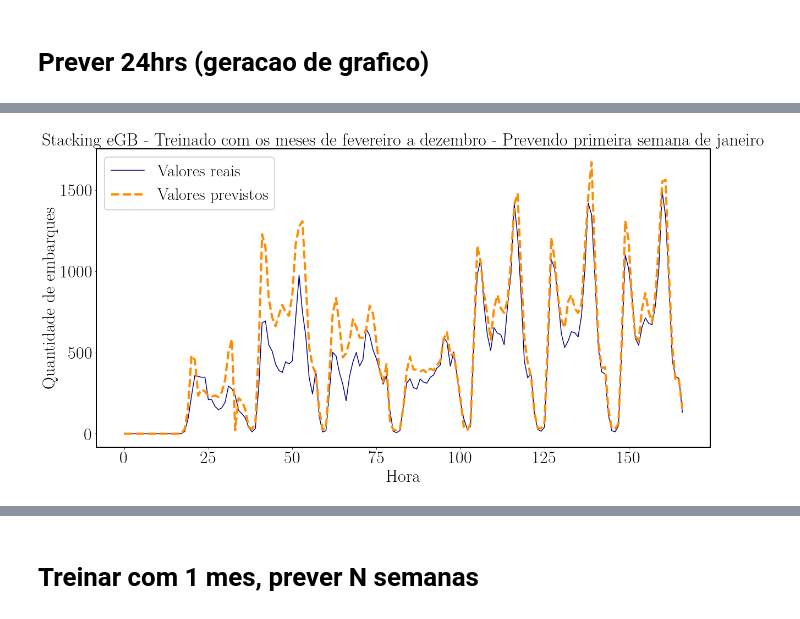
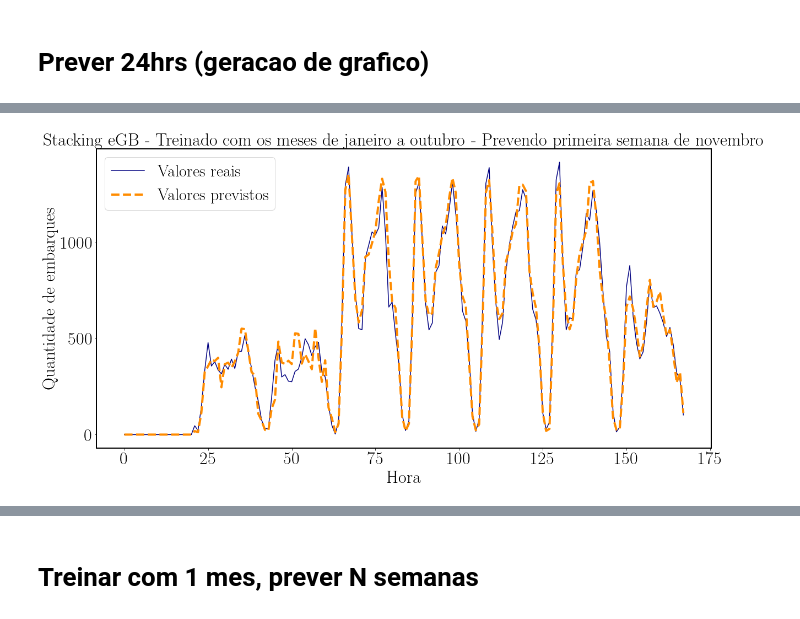
Before and after one commit to medeirosvictor/ds-mobilidade-urbana-fortaleza, a Jupyter notebook: 2015/Modelo-PorLinha-2015.ipynb, the cells around one changed output, grey strips where cells are left out. Saved outputs shown, nothing was run; the diff lists cells and outputs as text; code cells hidden in the pictures.

```diff
--- a/2015/Modelo-PorLinha-2015.ipynb
+++ b/2015/Modelo-PorLinha-2015.ipynb
@@ -435,3 +411,10 @@ performance_total = pd.concat([df2, performance_total])
 # extreme Gradient Boosting
 # %%
 xgb_r = xg.XGBRegressor(n_estimators = 100, seed = 42, eval_metric='mae', booster='gbtree')
+xgb_r.fit(X_train, Y_train)
+performance = get_performance(xgb_r)
+
+df2 = pd.DataFrame([performance], columns=['R2','RMSE','MAE', 'MAPE'],
+    index=['extremeGradientBoosting'])
+
+performance_total = pd.concat([df2, performance_total])
@@ -579,3 +471,16 @@ def get_performance(model):
 #                             bootstrap=True, # Samples are drawn with replacement
 #                             n_jobs= n_jobs,
 #                             random_state=random_state).fit(X_train, Y_train)
+# %%
+# 45 *
+# 3 *
+# 42 *
+# 51 *
+# 52 *
+# 24 *
+# 76 *
+# 26 *
+# 44
+busline_filter = 45
+line_data_model = data_model.loc[data_model['linha'] == busline_filter].copy()
+line_data_model
@@ -599,7 +518,7 @@ def get_performance(model):
 xgb_r = xg.XGBRegressor(n_estimators = 100, eval_metric='mae', booster='gbtree')
 df_perf = pd.DataFrame()
 for i in range(0, 11):
-    meses_de_treino = [1,2,3]
+    meses_de_treino = [1,2,3,4,5,6,7,8,9,10]
     mes_de_previsao = 11
 
     line_mes_data_model = line_data_model[line_data_model.mes.isin(meses_de_treino)].copy()
@@ -610,18 +529,19 @@ for i in range(0, 11):
 
     estimators = [
         ('decision_tree', dtm),
-        ('linear_regression',LinearRegressionModel),
-        # ('e_gradient_boosting', xgb_r),
+        ('linear_regression', LinearRegressionModel),
+        ('e_gradient_boosting', xgb_r),
+        # ('rf', RandomForestModel)
     ]
 
     stack = StackingRegressor(estimators=estimators, final_estimator=RandomForestModel, cv= 7, passthrough = True)
 
-    model = dtm
+    model = stack
 
     line_mes_data_model_predict = line_data_model[line_data_model.mes == mes_de_previsao].copy()
     # .loc[line_mes_data_model_predict.d_mes < 6]
-    df_prev = line_mes_data_model_predict[line_mes_data_model_predict.d_mes == 10].filter(feature_names, axis = 1).copy()
-    real_values = pd.DataFrame(line_mes_data_model_predict[line_mes_data_model_predict.d_mes == 10].validations_per_hour).copy()
+    df_prev = line_mes_data_model_predict[line_mes_data_model_predict.d_mes >= 1].loc[line_mes_data_model_predict.d_mes < 8].filter(feature_names, axis = 1).copy()
+    real_values = pd.DataFrame(line_mes_data_model_predict[line_mes_data_model_predict.d_mes >= 1].loc[line_mes_data_model_predict.d_mes < 8].validations_per_hour).copy()
 
     predictions = []
     performances = list()
@@ -655,31 +575,31 @@ print(value_to_decimal(df_perf[3].mean()/10**15, 6))
 # %%
 # 168 == quantidade de horas previstas em 1 semana
-plt_size = 24
+plt_size = 168
 # plt.rc('patch',linewidth=2)
 plt.rc('axes', linewidth=2, labelpad=5)
 # plt.rc('xtick.minor', size=8, width=4)
 # plt.rc('ytick.minor', size=8, width=4)
 # ax.set_facecolor("white")
 plt.rc('text', usetex=True)
 plt.rc('font', family='serif', serif='Computer Modern', size=42)
 plt.figure(figsize=(20,10))
 plt.plot(range(df_predict_dados.validations_per_hour.size), df_predict_dados.validations_per_hour.values, color='navy', label="Valores reais")
 plt.plot(range(predictions.__len__()), predictions, color='darkorange',linestyle='dashed', label="Valores previstos", linewidth=4)
 # plt.plot(range(df_Abril_xGB.__len__()), df_Abril_xGB, color='indigo',linestyle='dashed', label="Valores previstos: Random Forest", linewidth=2)
 # plt.plot(range(df_Abril_StackingA.__len__()), df_Abril_StackingA, color='rebeccapurple',linestyle='dashed', label="Valores previstos: Stacking A", linewidth=2)
 
 
 # plt.xticks(range(0,24))
-modelo = 'Árvore de decisão'
+modelo = 'Stacking eGB'
 plt.legend(fontsize=30)
 plt.xlabel('Hora', fontsize=32)
 plt.xticks(fontsize=32)
 plt.yticks(fontsize=32)
-plt.title(f"{modelo} - Treinado com os meses de janeiro, fevereiro e março - Prevendo 10 de novembro", fontsize=32)
+plt.title(f"{modelo} - Treinado com os meses de janeiro a outubro - Prevendo primeira semana de novembro", fontsize=32)
 plt.ylabel('Quantidade de embarques', fontsize=32)
-plt.savefig(f'../images/apendice-{busline_filter}-{modelo}-{year}-predict-10nov.pdf')
+plt.savefig(f'../images/apendice-{busline_filter}-{modelo}-{year}-predict-1wNov.pdf')
 plt.show()
 # %% [output]
-[figure, old version]
+[figure, new version]
 # %%
 
```
Also changed, not shown: parts of 15 cells of this notebook, 32 other files.
